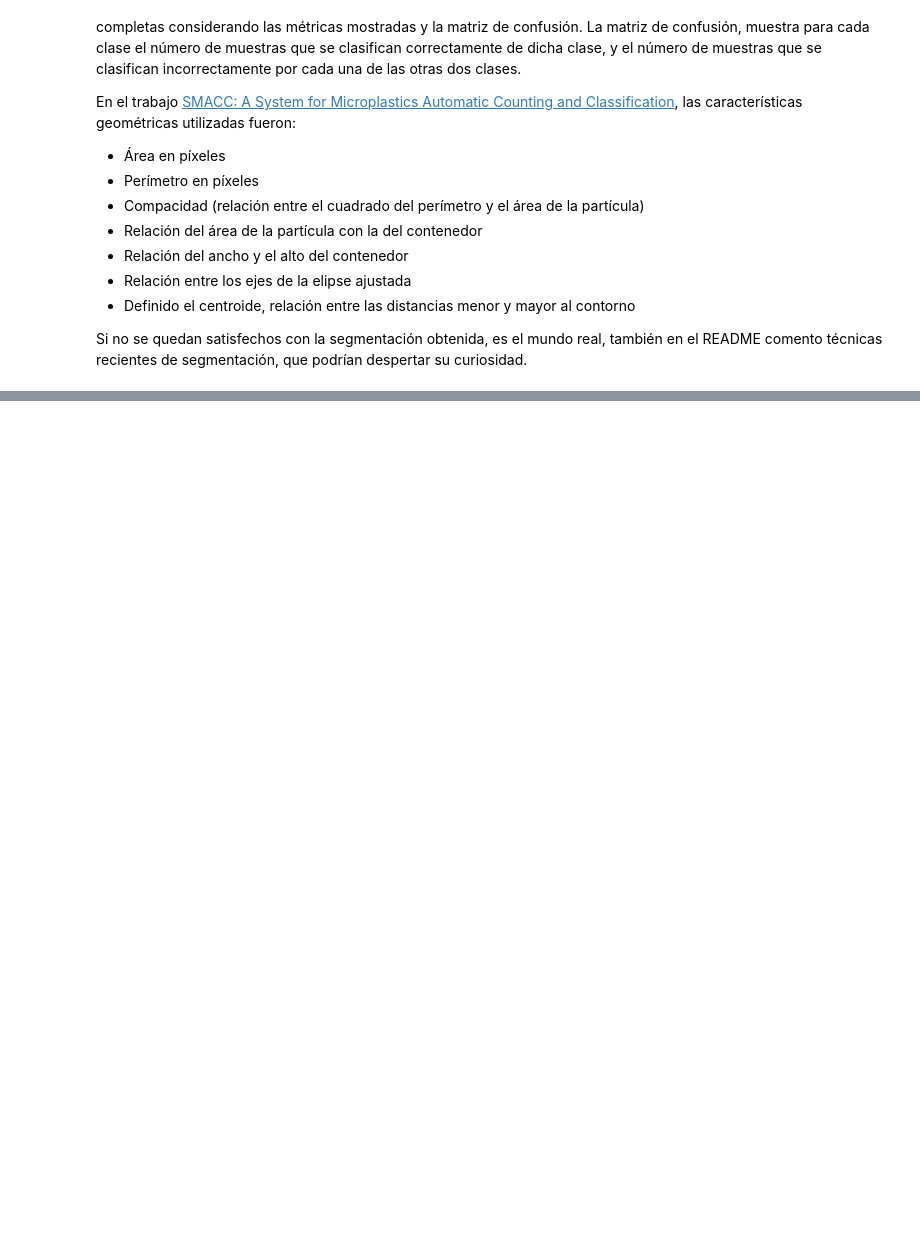
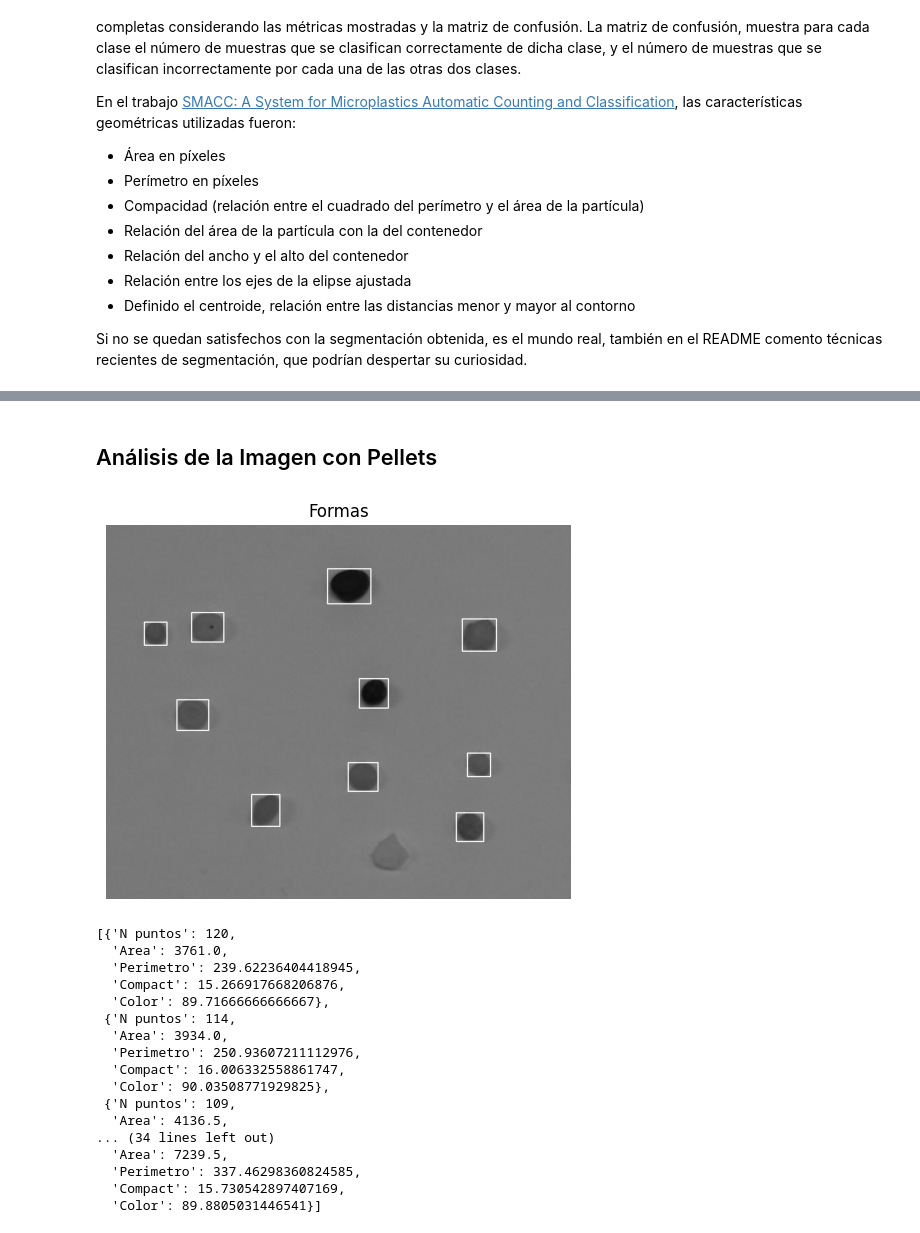
Before and after one commit to Kilamper/Vision-por-Computador, a Jupyter notebook: Práctica 3/VC_P3_G1.ipynb, the cells around one changed output, grey strips where cells are left out. Saved outputs shown, nothing was run; the diff lists cells and outputs as text; code cells hidden in the pictures; blank space fills up the shorter version.

```diff
--- a/Práctica 3/VC_P3_G1.ipynb
+++ b/Práctica 3/VC_P3_G1.ipynb
@@ -105,0 +196,24 @@ Si no se quedan satisfechos con la segmentación obtenida, es el mundo real, tam
+# %% [markdown]
+## Análisis de la Imagen con Pellets
+# %%
+img = cv2.imread('Material P3/PEL.png')
+find_countour_characteristics_test(img)
+# %% [output]
+[figure, added]
+[{'N puntos': 120,
+  'Area': 3761.0,
+  'Perimetro': 239.62236404418945,
+  'Compact': 15.266917668206876,
+  'Color': 89.71666666666667},
+ {'N puntos': 114,
+  'Area': 3934.0,
+  'Perimetro': 250.93607211112976,
+  'Compact': 16.006332558861747,
+  'Color': 90.03508771929825},
+ {'N puntos': 109,
+  'Area': 4136.5,
+... (34 lines left out)
+  'Area': 7239.5,
+  'Perimetro': 337.46298360824585,
+  'Compact': 15.730542897407169,
+  'Color': 89.8805031446541}]
```
Also changed, not shown: parts of 11 cells of this notebook, 1 other file.
